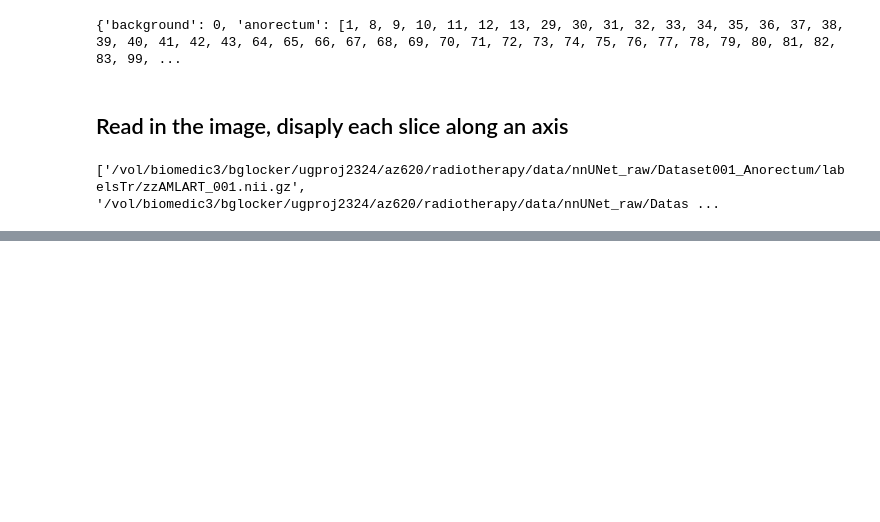
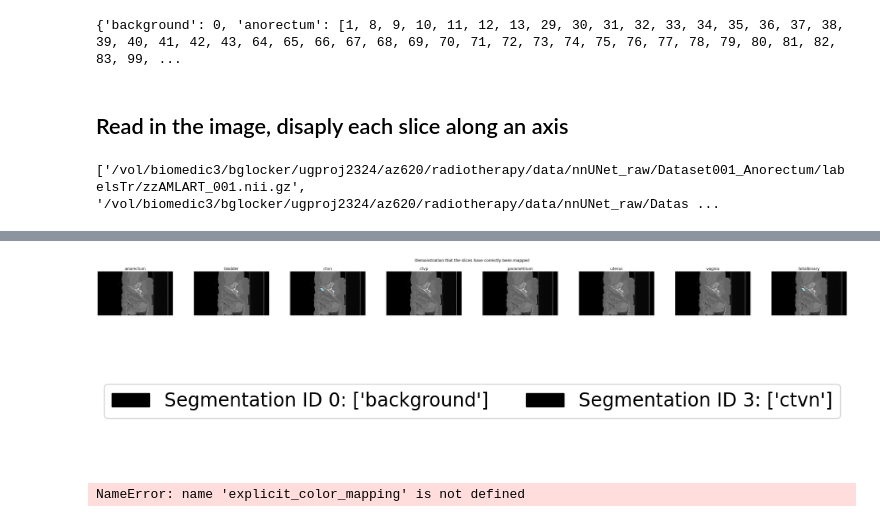
Before and after one commit to avzh1/radiotherapy, a Jupyter notebook: research/source/code/nnUNet/3_gt_engineering/0.1_check_if_worked.ipynb, the cells around one changed output, grey strips where cells are left out. Cells and saved outputs as stored; diff of their text form; code cells hidden in the pictures; blank space fills up the shorter version.

```diff
--- a/research/source/code/nnUNet/3_gt_engineering/0.1_check_if_worked.ipynb
+++ b/research/source/code/nnUNet/3_gt_engineering/0.1_check_if_worked.ipynb
@@ -207,0 +237,43 @@ plt.show()
+# %%
+nrows, ncols = 1, len(gt_all)
+
+# reshape the grid to fit the dimensions of each image
+height, width = image_slice_cropped.shape
+divisor = max([height, width]) / 6
+height, width = height / divisor, width / divisor
+
+fig, axes = plt.subplots(nrows, ncols, figsize=(ncols * width, nrows * height))
+axes = axes.reshape(nrows, ncols)
+
+for i in range(total_images):
+    axes[0, i].imshow(image_slice_cropped, cmap='gray')
+    axes[0, i].axis('off')
+
+    alpha_mask = np.where(gt_slices_cropped[i] > 0, 1, 0).astype(np.float32)
+    axes[0, i].imshow(gt_slices_cropped[i], alpha=alpha_mask, cmap=cmap, vmin=0, vmax=len(segmentation_ids) - 1)
+    axes[0, i].axis('off')
+
+    axes[0, i].set_title(get_id_from_label(i), fontsize='xx-large')
+
+plt.suptitle('Demonstration that the slices have correctly been mapped', y=1.05, fontsize='xx-large')
+plt.tight_layout()
+
+# Create a separate figure for the legend
+legend_fig, legend_ax = plt.subplots(figsize=(8, 2))
+legend_ax.axis('off')  # Hide the axis for the legend subplot
+
+# Create legend handles and labels
+
+legend_handles = [Patch(color=c, label=f'Segmentation ID {sid}: {reverse_lookup_id(sid)}') for sid, c in zip(segmentation_ids, colors)]
+               # [Patch(color=id_to_color[sid], label=f'Segmentation ID {sid}: {reverse_lookup_id(sid)}') for sid in segmentation_ids]
+legend_ax.legend(handles=legend_handles, loc='center', fontsize='xx-large', ncol=5)
+
+plt.show()
+# %% [output]
+[figure, added]
+[figure, added]
+# %%
+for sid in segmentation_ids:
+    print(f"Segmentation ID {sid}: {reverse_lookup_id(sid)} - Color: {explicit_color_mapping[sid]}")
+# %% [output]
+NameError: name 'explicit_color_mapping' is not defined
```
Also changed, not shown: parts of 11 cells of this notebook, 11 other files.
